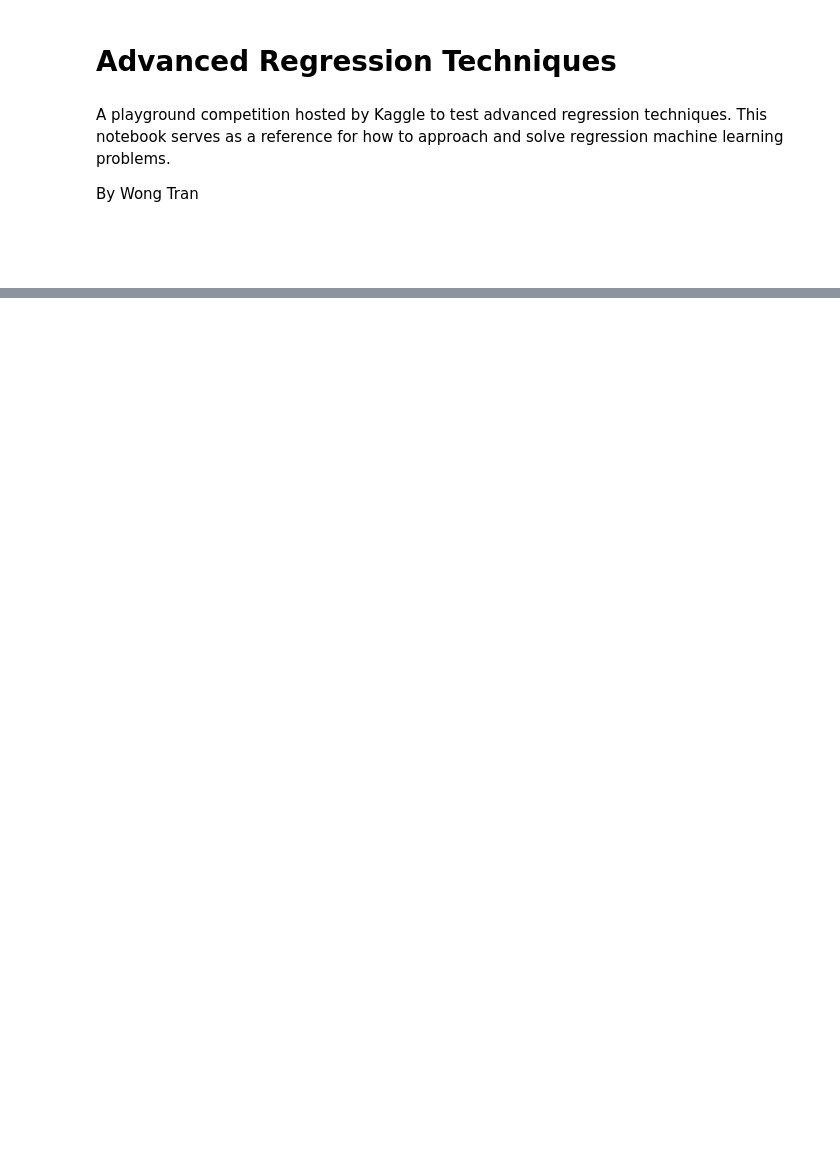
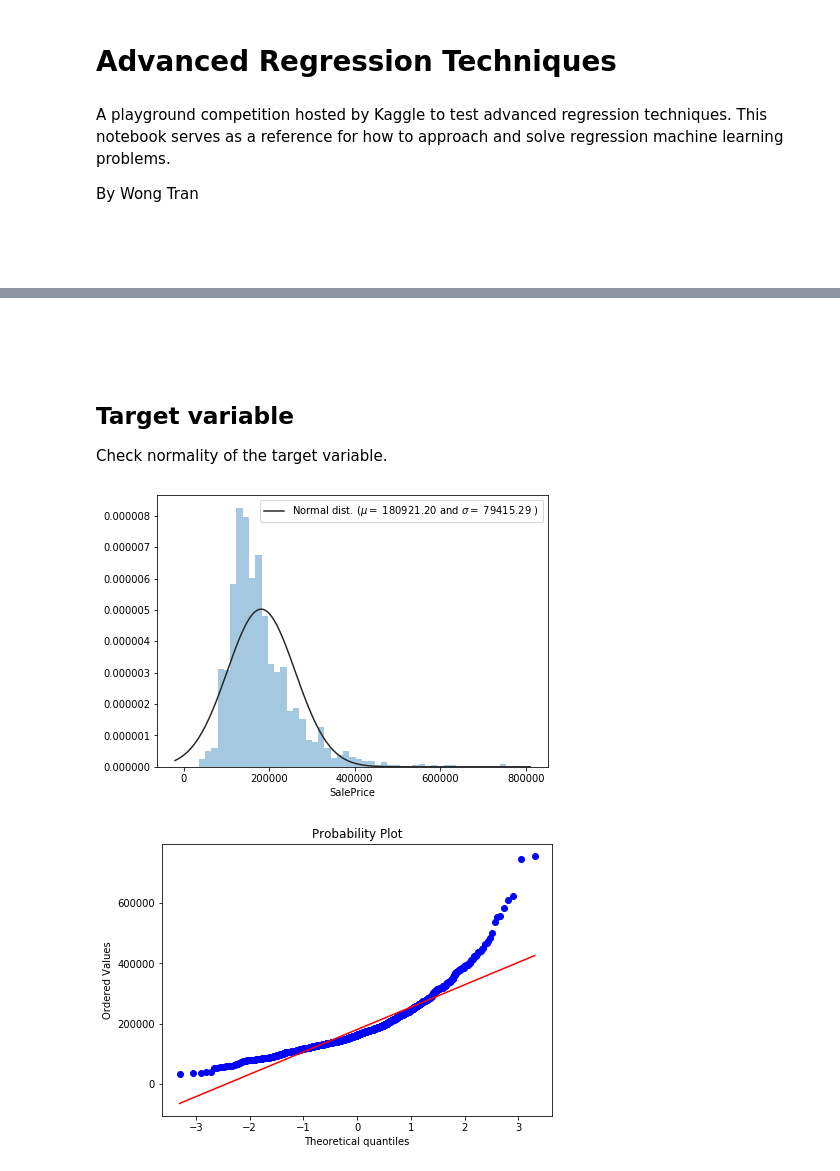
Before and after one commit to W-Tran/advanced-regression-techniques, a Jupyter notebook: advanced-regression-techniques.ipynb, the cells around one changed output, grey strips where cells are left out. Drawn from its saved outputs; the diff is of its cells as text; code cells hidden in the pictures; blank space fills up the shorter version.

```diff
--- a/advanced-regression-techniques.ipynb
+++ b/advanced-regression-techniques.ipynb
@@ -71,0 +313,4 @@ sns.heatmap(train_df.corr(),
+# %%
+train_df = pd.read_csv("data/train.csv")
+test_df = pd.read_csv("data/test.csv")
+train_labels = train_df[['Id','SalePrice']]
@@ -71,0 +321,20 @@ sns.heatmap(train_df.corr(),
+# %% [markdown]
+<br>
+<br>
+# %% [markdown]
+## Target variable
+
+Check normality of the target variable.
+# %%
+plt.figure(figsize=(7,5))
+(mu,sigma) = norm.fit(train_labels['SalePrice'])
+sns.distplot(train_labels['SalePrice'], fit=norm, kde=False)
+plt.legend(['Normal dist. ($\mu=$ {:.2f} and $\sigma=$ {:.2f} )'.format(mu, sigma)],
+            loc='best')
+
+plt.figure(figsize=(7,5))
+probplot(train_labels['SalePrice'], plot=plt)
+plt.show()
+# %% [output]
+[figure, added]
+[figure, added]
```
Also changed, not shown: parts of 66 cells of this notebook.
